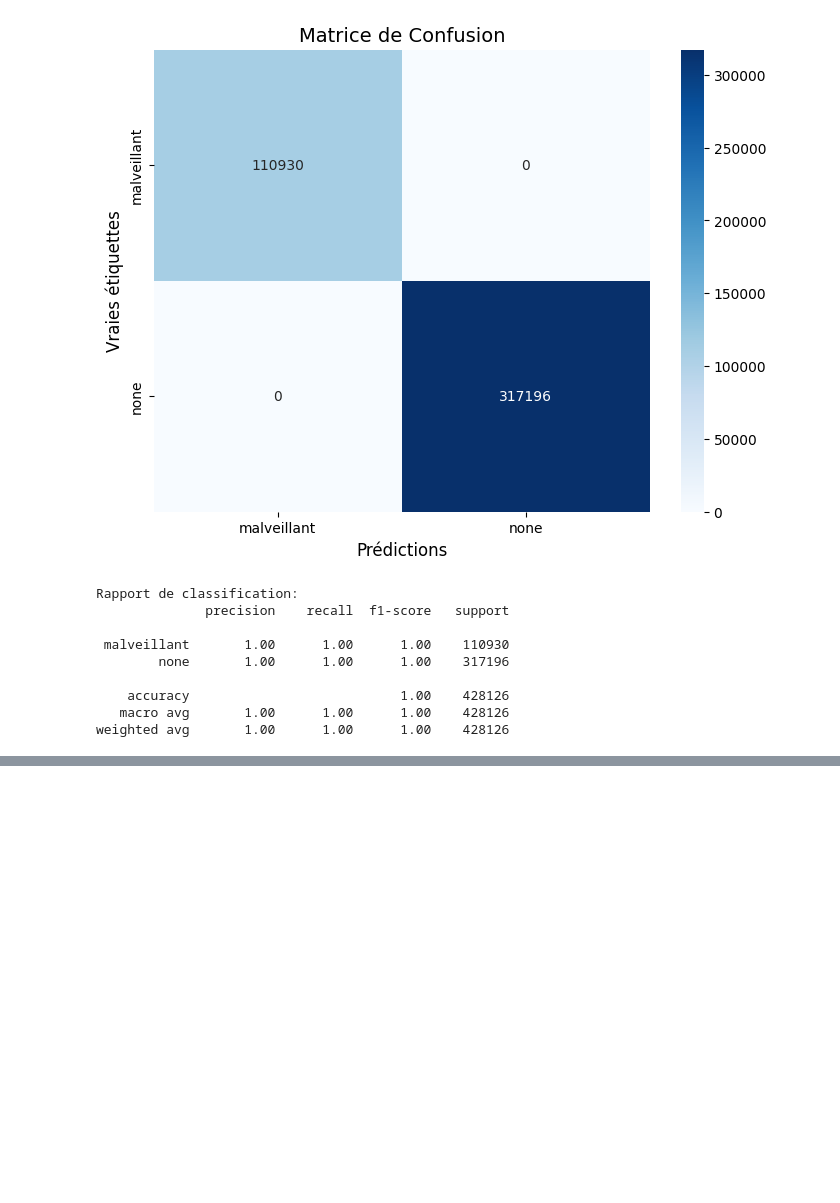
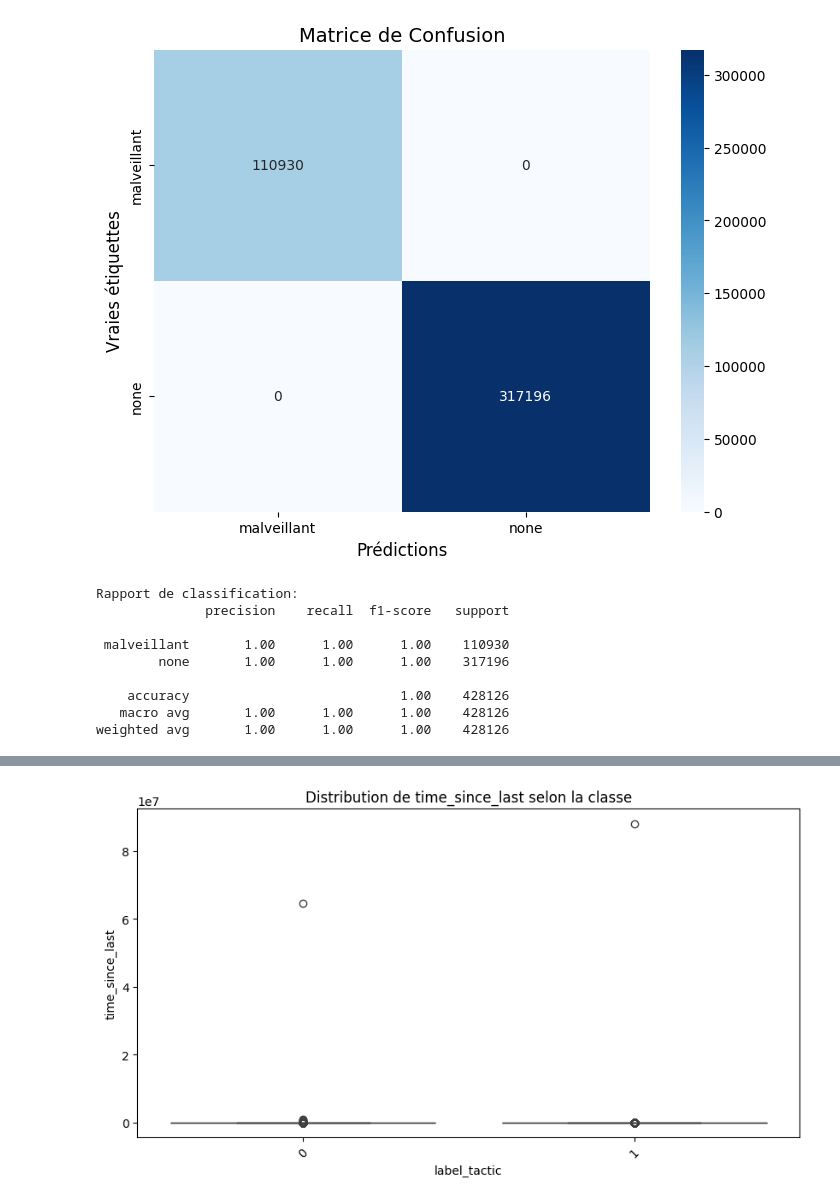
Before and after one commit to LeNonante/Logniscient, a Jupyter notebook: Model/Models.ipynb, the cells around one changed output, grey strips where cells are left out. Drawn from its saved outputs; the diff is of its cells as text; code cells hidden in the pictures; blank space fills up the shorter version.

Commit message:
Observations graphiques

```diff
--- a/Model/Models.ipynb
+++ b/Model/Models.ipynb
@@ -315,0 +322,13 @@ weighted avg       1.00      1.00      1.00    428126
+# %%
+import seaborn as sns
+import matplotlib.pyplot as plt
+
+feature_to_plot = 'time_since_last'  # Choisir une feature continue
+
+plt.figure(figsize=(10, 5))
+sns.boxplot(x=y_train, y=X_train[feature_to_plot])
+plt.title(f"Distribution de {feature_to_plot} selon la classe")
+plt.xticks(rotation=45)
+plt.show()
+# %% [output]
+[figure, added]
```
Also changed, not shown: parts of 15 cells of this notebook, 1 other file.
